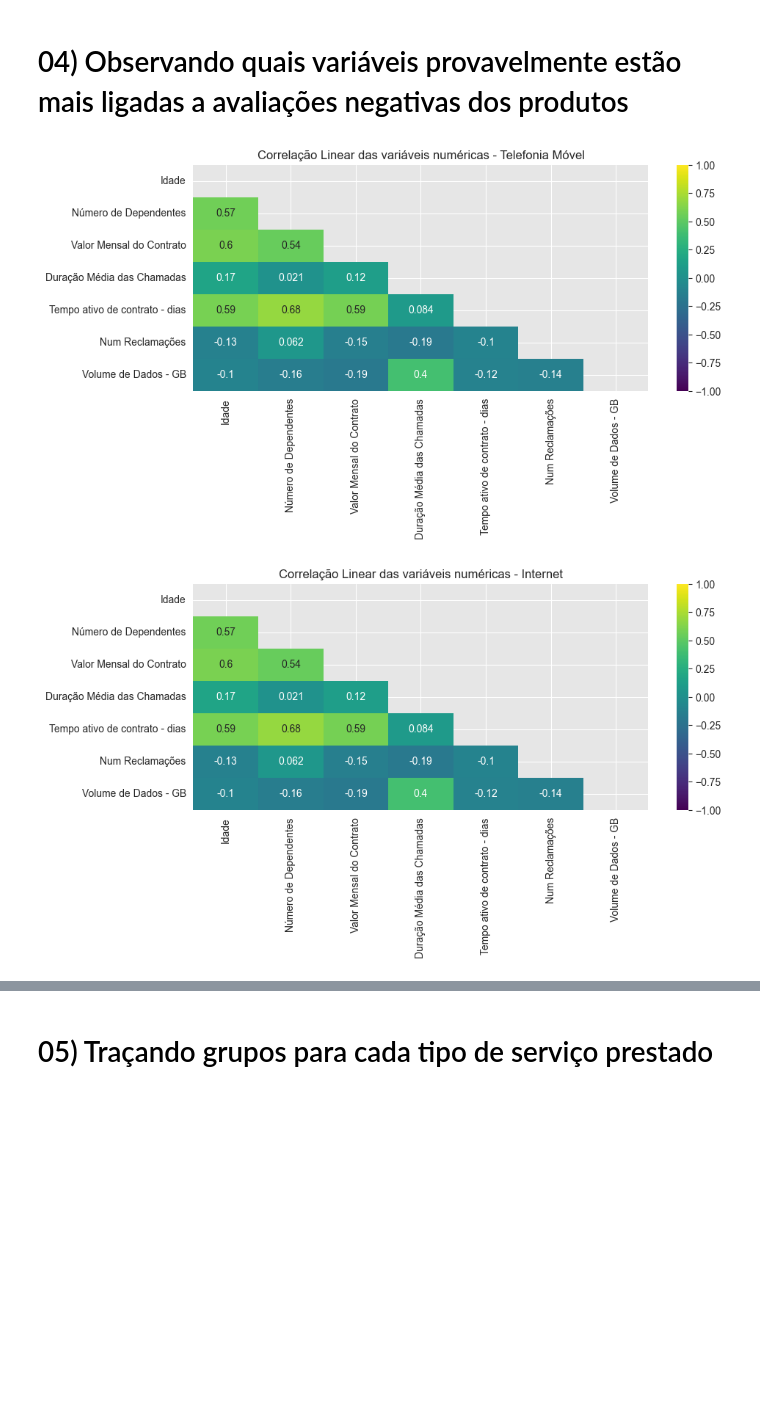
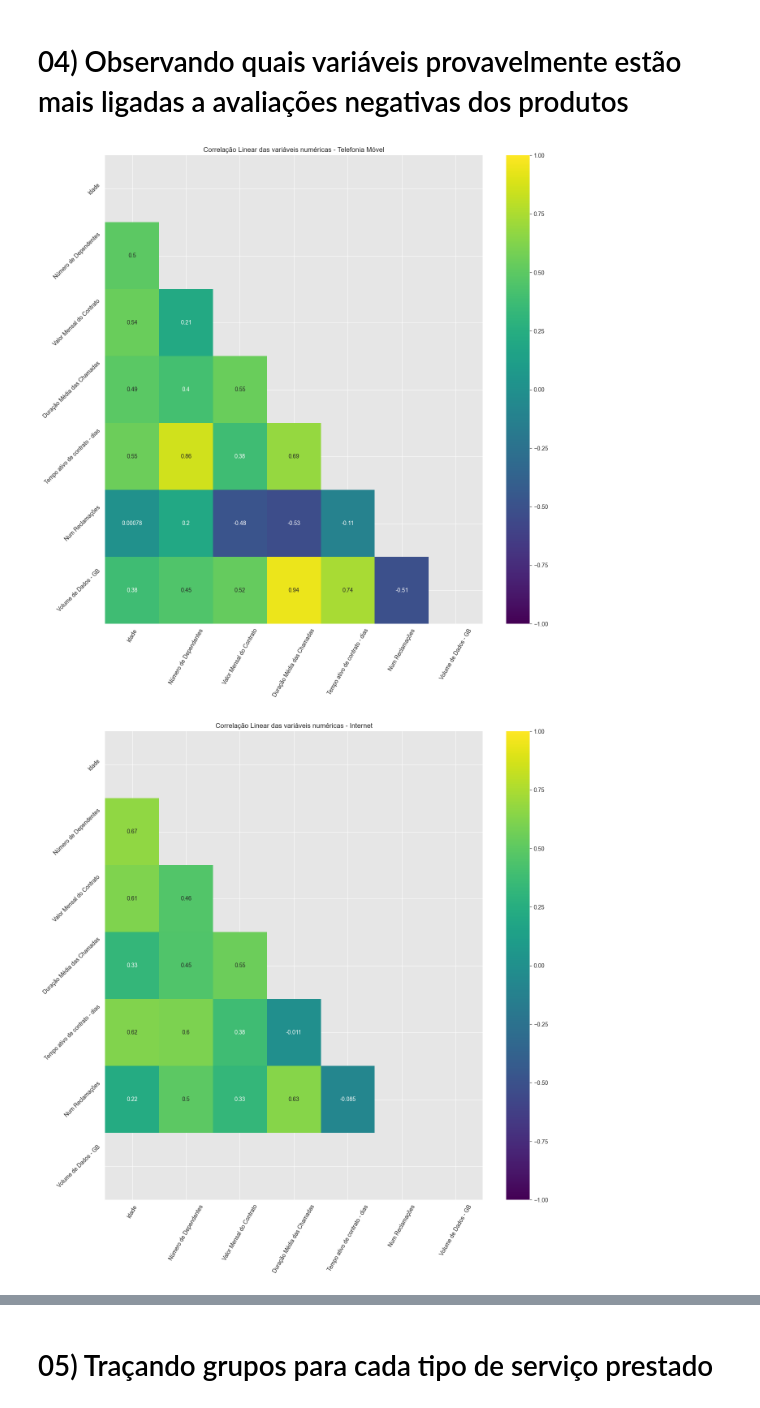
Before and after one commit to gustavocunhaa/desafio-churn-telecom, a Jupyter notebook: churn.ipynb, the cells around one changed output, grey strips where cells are left out. Saved outputs shown, nothing was run; the diff lists cells and outputs as text; code cells hidden in the pictures; blank space fills up the shorter version.

```diff
--- a/churn.ipynb
+++ b/churn.ipynb
@@ -165,19 +206,20 @@ plt.show()
 # %%
 # Visualizando a correlação linear (Pearson) das variáveis numéricas para cada um dos tipos de serviço
 
 lista_servicos = df['Tipo de Serviço'].unique()
 
 for servico in lista_servicos:
     df_filtrado = df[df['Tipo de Serviço'] == servico]
-    matriz_correlacao = df.select_dtypes(['int', 'float']).corr()
+    matriz_correlacao = df_filtrado.select_dtypes(['int', 'float']).corr()
     mask = np.triu(matriz_correlacao)
 
-    plt.figure(figsize=(10,4))
+    plt.figure(figsize=(15,15))
     sns.heatmap(matriz_correlacao, vmin = -1, vmax = +1, annot = True, cmap = 'viridis', mask = mask)
     plt.title(f"Correlação Linear das variáveis numéricas - {servico}")
-
+    plt.xticks(rotation=60)
+    plt.yticks(rotation=45)
     plt.savefig(os.path.join(docFolder, f'correlacao_pearson_{servico}.png'))
     plt.show()
 # %% [output]
-[figure, old version]
+[figure, new version]
-[figure, old version]
+[figure, new version]
```
Also changed, not shown: parts of 13 cells of this notebook, 1 other file.
